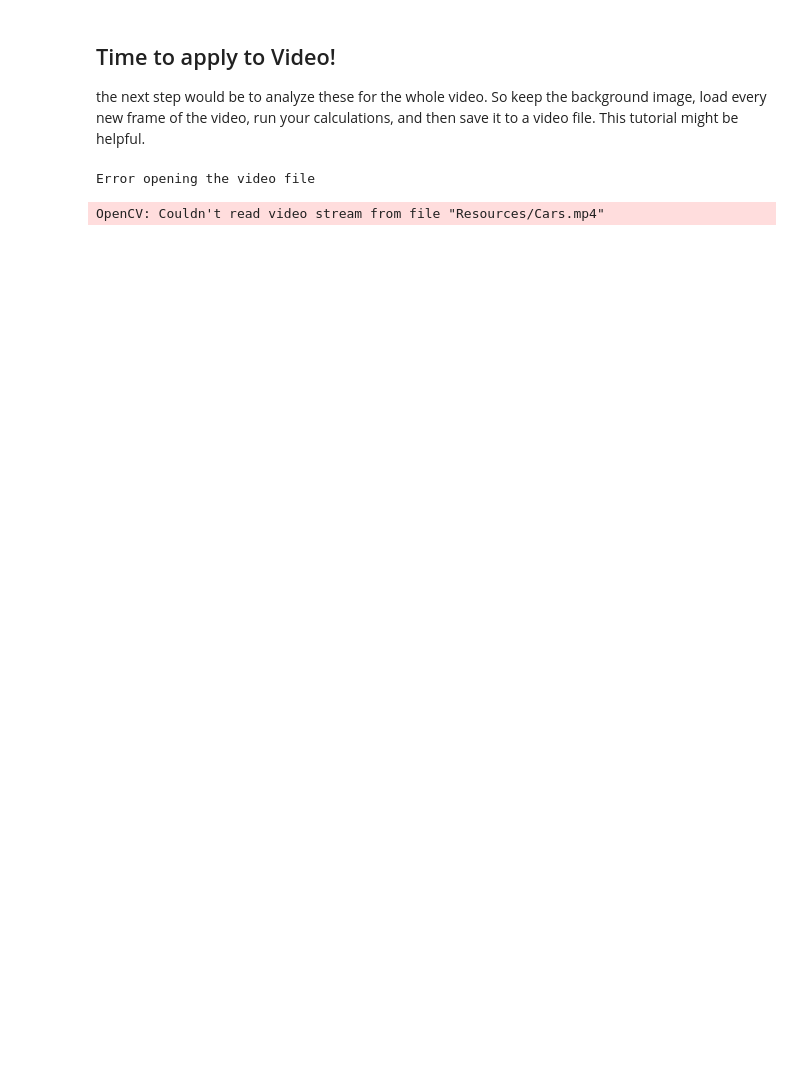
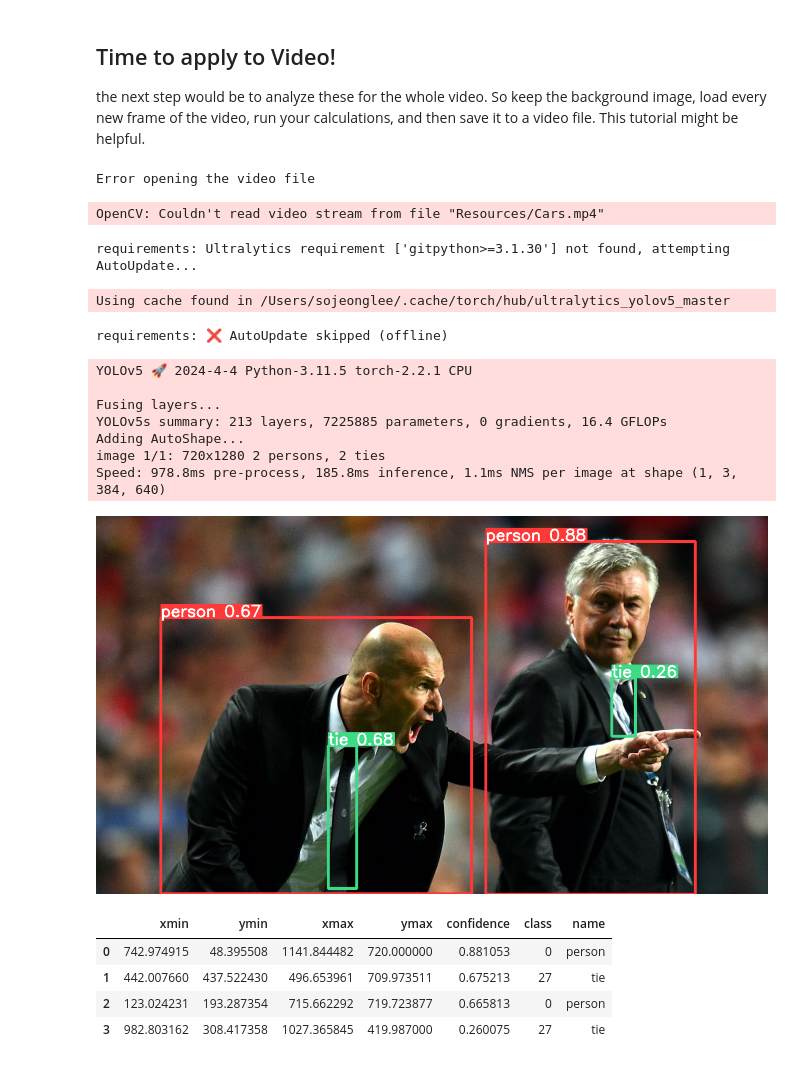
Before and after one commit to doleebest/CVL_practice, a Jupyter notebook: cv_video.ipynb, the cells around one changed output. Drawn from its saved outputs; the diff is of its cells as text; code cells hidden in the pictures; blank space fills up the shorter version.

```diff
--- a/cv_video.ipynb
+++ b/cv_video.ipynb
@@ -102,3 +102,52 @@ for i in range(depth_filenames):
 result_vid.release()
 # %%
 # calculating the bounding box i/u ; later
+# %%
+# ai -> color image
+# camera capture color image only
+# depth image only
+
+# ai -> bounding box on color image
+# train -> depth image  only for
+# fine tuning
+
+# pytorch model zoo
+# torchvision models - models and weights ~~ 사이트 들어가기 -> object detection model!! 사용하면 됨
+# yolo pytorch hub : codes 있음
+import torch
+
+# Model
+model = torch.hub.load('ultralytics/yolov5', 'yolov5s', pretrained=True)
+
+# Images
+imgs = ['https://ultralytics.com/images/zidane.jpg']  # batch of images
+
+# Inference
+results = model(imgs)
+
+# Results
+results.print()
+results.show()  # or .show()
+
+results.xyxy[0]  # img1 predictions (tensor)
+results.pandas().xyxy[0]  # img1 predictions (pandas)
+#      xmin    ymin    xmax   ymax  confidence  class    name
+# 0  749.50   43.50  1148.0  704.5    0.874023      0  person
+# 1  433.50  433.50   517.5  714.5    0.687988     27     tie
+# %% [output]
+requirements: Ultralytics requirement ['gitpython>=3.1.30'] not found, attempting AutoUpdate...
+Using cache found in /Users/sojeonglee/.cache/torch/hub/ultralytics_yolov5_master
+requirements: ❌ AutoUpdate skipped (offline)
+YOLOv5 🚀 2024-4-4 Python-3.11.5 torch-2.2.1 CPU
+
+Fusing layers...
+YOLOv5s summary: 213 layers, 7225885 parameters, 0 gradients, 16.4 GFLOPs
+Adding AutoShape...
+image 1/1: 720x1280 2 persons, 2 ties
+Speed: 978.8ms pre-process, 185.8ms inference, 1.1ms NMS per image at shape (1, 3, 384, 640)
+[figure, added]
+|  | xmin | ymin | xmax | ymax | confidence | class | name |
+| 0 | 742.974915 | 48.395508 | 1141.844482 | 720.000000 | 0.881053 | 0 | person |
+| 1 | 442.007660 | 437.522430 | 496.653961 | 709.973511 | 0.675213 | 27 | tie |
+| 2 | 123.024231 | 193.287354 | 715.662292 | 719.723877 | 0.665813 | 0 | person |
+| 3 | 982.803162 | 308.417358 | 1027.365845 | 419.987000 | 0.260075 | 27 | tie |
```
Also changed, not shown: 2 other files.
